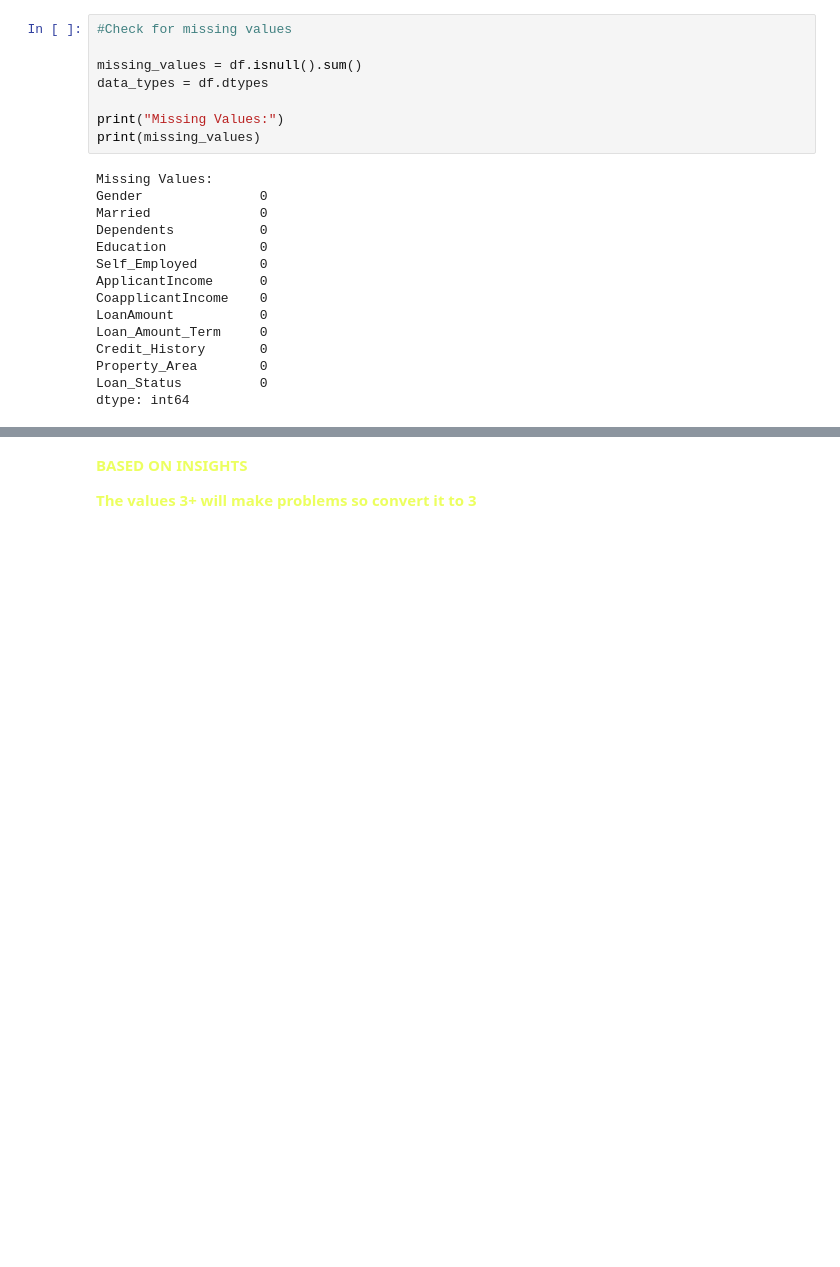
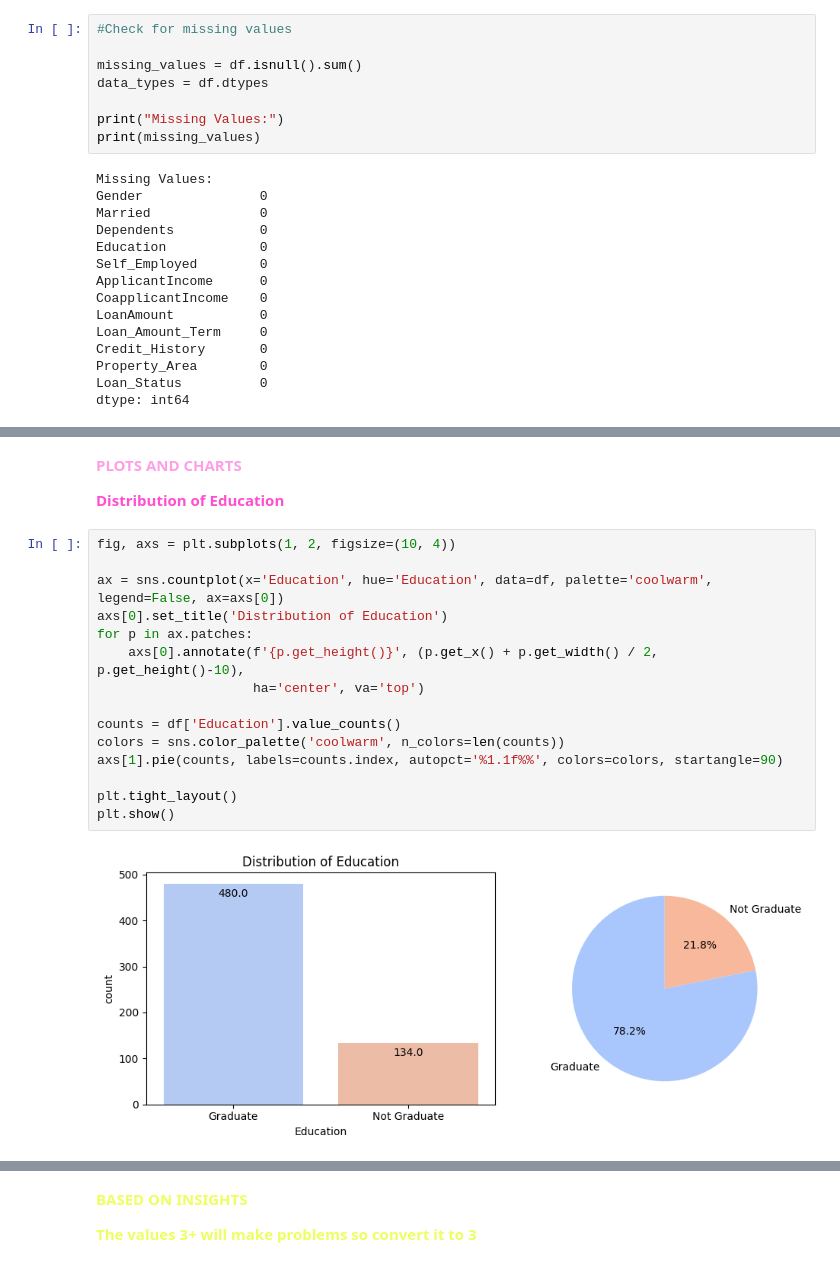
Before and after one commit to anoureddin/mlt_loan_app, a Jupyter notebook: eda_ml_data/notebooks/eda_and_cleaning.ipynb, the cells around one changed output, grey strips where cells are left out. Drawn from its saved outputs; the diff is of its cells as text; blank space fills up the shorter version.

```diff
--- a/eda_ml_data/notebooks/eda_and_cleaning.ipynb
+++ b/eda_ml_data/notebooks/eda_and_cleaning.ipynb
@@ -207,0 +280,21 @@ dtype: int64
+# %% [markdown]
+<font color='#fe9fe5'>**PLOTS AND CHARTS**</fond>
+
+<font color='#ff4fd1'>**Distribution of Education**</fond>
+# %%
+fig, axs = plt.subplots(1, 2, figsize=(10, 4))
+
+ax = sns.countplot(x='Education', hue='Education', data=df, palette='coolwarm', legend=False, ax=axs[0])
+axs[0].set_title('Distribution of Education')
+for p in ax.patches:
+    axs[0].annotate(f'{p.get_height()}', (p.get_x() + p.get_width() / 2, p.get_height()-10),
+                    ha='center', va='top')
+
+counts = df['Education'].value_counts()
+colors = sns.color_palette('coolwarm', n_colors=len(counts))
+axs[1].pie(counts, labels=counts.index, autopct='%1.1f%%', colors=colors, startangle=90)
+
+plt.tight_layout()
+plt.show()
+# %% [output]
+[figure, added]
```
Also changed, not shown: parts of 28 cells of this notebook.
